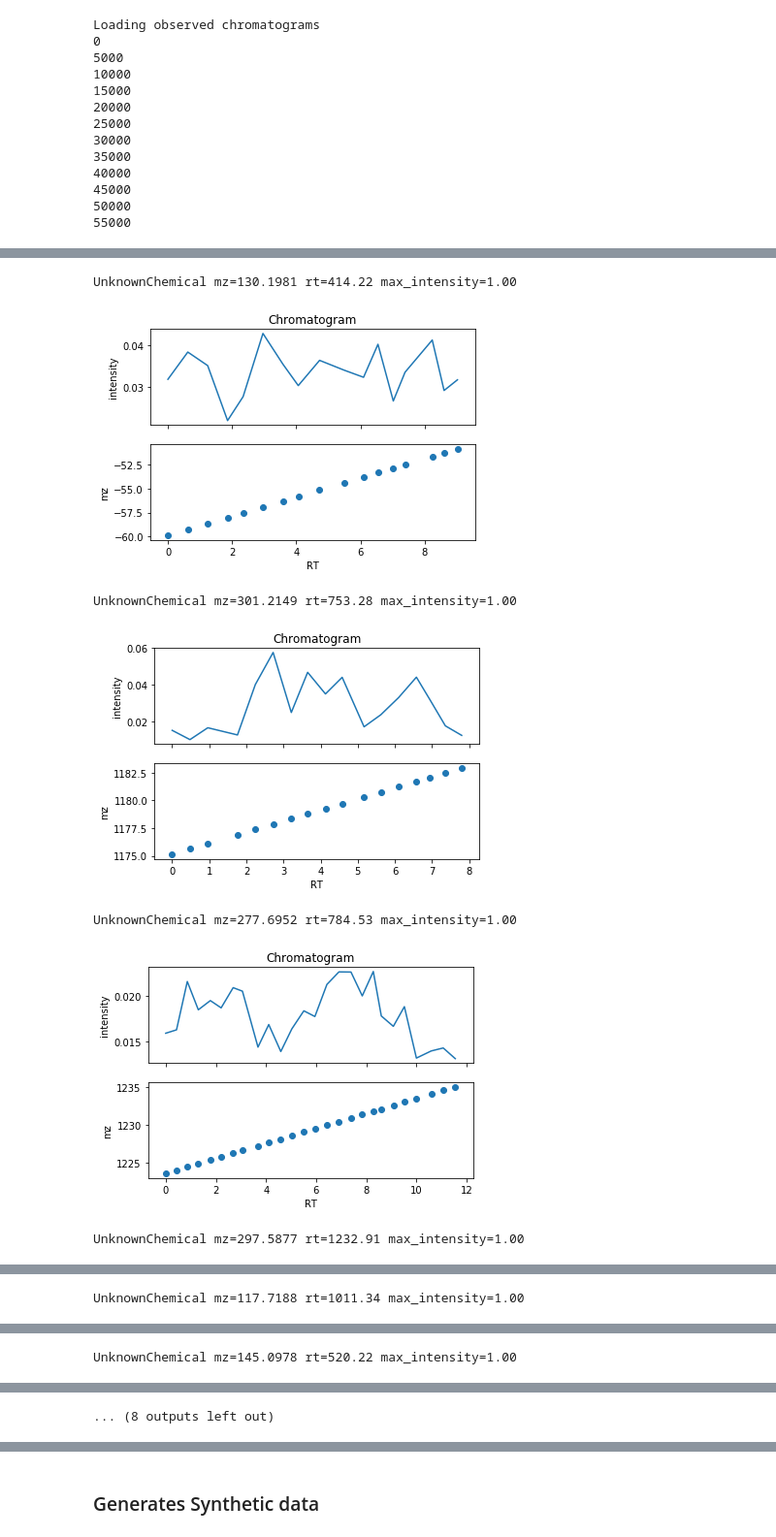
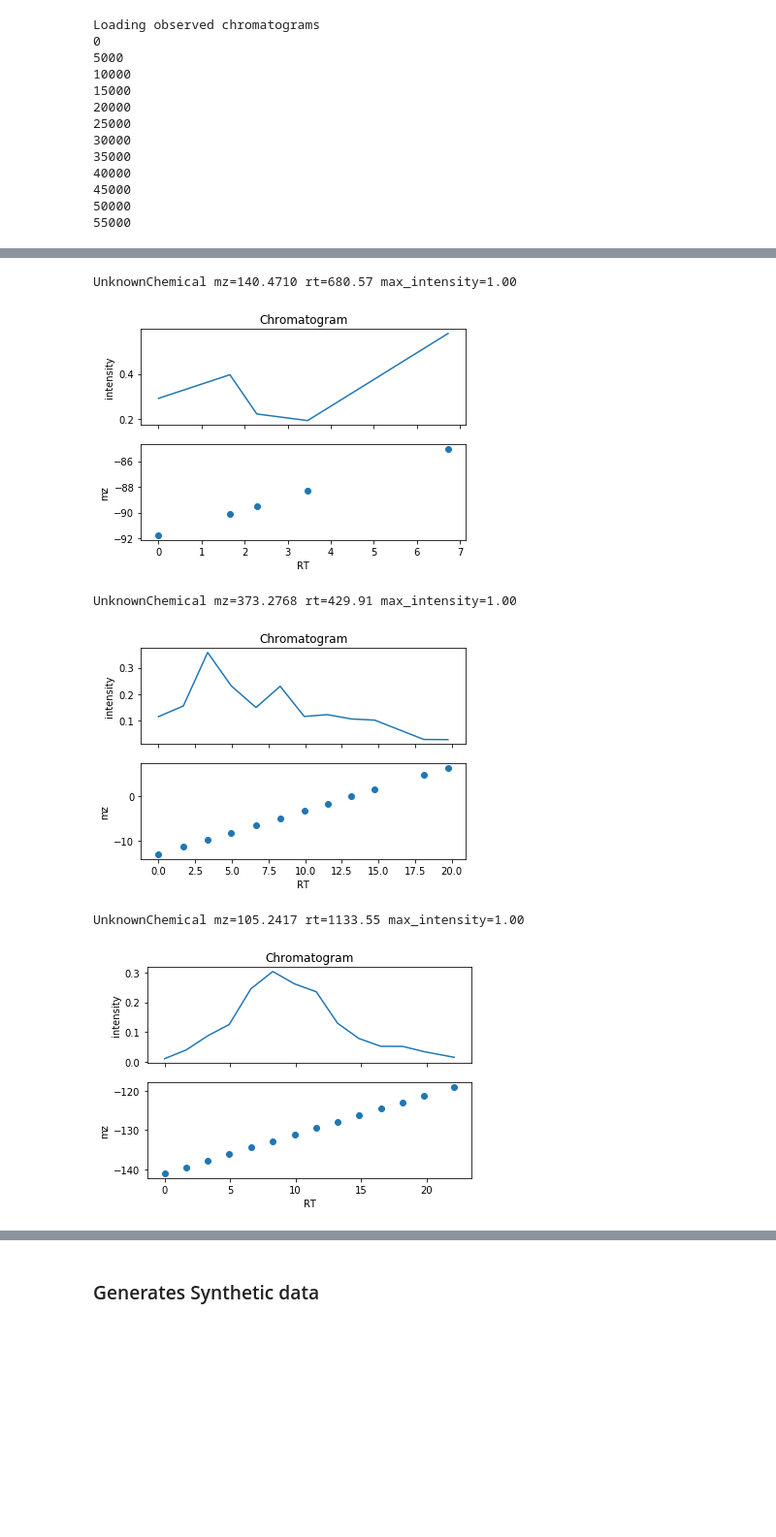
Before and after one commit to sdrogers/clms, a Jupyter notebook: Simulator/notebooks/controller_demo.ipynb, the cells around one changed output, grey strips where cells are left out. Shown at 97% size. Saved outputs shown, nothing was run; the diff lists cells and outputs as text; code cells hidden in the pictures; blank space fills up the shorter version.

```diff
--- a/Simulator/notebooks/controller_demo.ipynb
+++ b/Simulator/notebooks/controller_demo.ipynb
@@ -28,7 +29,7 @@ Creates a liquid chromatography column, with 3 `KnownChemical`.
 Creates a liquid chromatography column, with 10 `UnknownChemical`.
 # %%
 xcms_output = '../models/beer_ms1_peaks.csv.gz'
-num_chemicals = 10
+num_chemicals = 1000
 column = UnknownColumn('LC', num_chemicals, ps, xcms_output)
 # %% [output]
 Loading observed chromatograms
@@ -49,22 +50,21 @@ Plot the 10 chemicals
 # %%
 def plot_chromatogram(chrom):
     f, axarr = plt.subplots(2, sharex=True)
     axarr[0].plot(chrom.rts, chrom.intensities)
     axarr[0].set_title('Chromatogram')
     axarr[0].set_ylabel('intensity')
     axarr[1].scatter(chrom.rts, chrom.mzs)
     axarr[1].set_ylabel('mz')
     axarr[1].set_xlabel('RT')
     plt.show()
 
-for chem in column.chemicals:
+for chem in column.chemicals[0:3]:
     print(chem)
     plot_chromatogram(chem.chromatogram)
 # %% [output]
-UnknownChemical mz=130.1981 rt=414.22 max_intensity=1.00
+UnknownChemical mz=140.4710 rt=680.57 max_intensity=1.00
-[figure, old version]
+[figure, new version]
-UnknownChemical mz=301.2149 rt=753.28 max_intensity=1.00
+UnknownChemical mz=373.2768 rt=429.91 max_intensity=1.00
-[figure, old version]
+[figure, new version]
-UnknownChemical mz=277.6952 rt=784.53 max_intensity=1.00
+UnknownChemical mz=105.2417 rt=1133.55 max_intensity=1.00
-[figure, old version]
+[figure, new version]
-UnknownChemical mz=297.5877 rt=1232.91 max_intensity=1.00
@@ -72 +70,0 @@ UnknownChemical mz=297.5877 rt=1232.91 max_intensity=1.00
-UnknownChemical mz=117.7188 rt=1011.34 max_intensity=1.00
@@ -74 +70,0 @@ UnknownChemical mz=117.7188 rt=1011.34 max_intensity=1.00
-UnknownChemical mz=145.0978 rt=520.22 max_intensity=1.00
@@ -76,2 +71 @@ UnknownChemical mz=145.0978 rt=520.22 max_intensity=1.00
-... (8 outputs left out)
 # %% [markdown]
```
Also changed, not shown: parts of 8 cells of this notebook, 1 other file.
